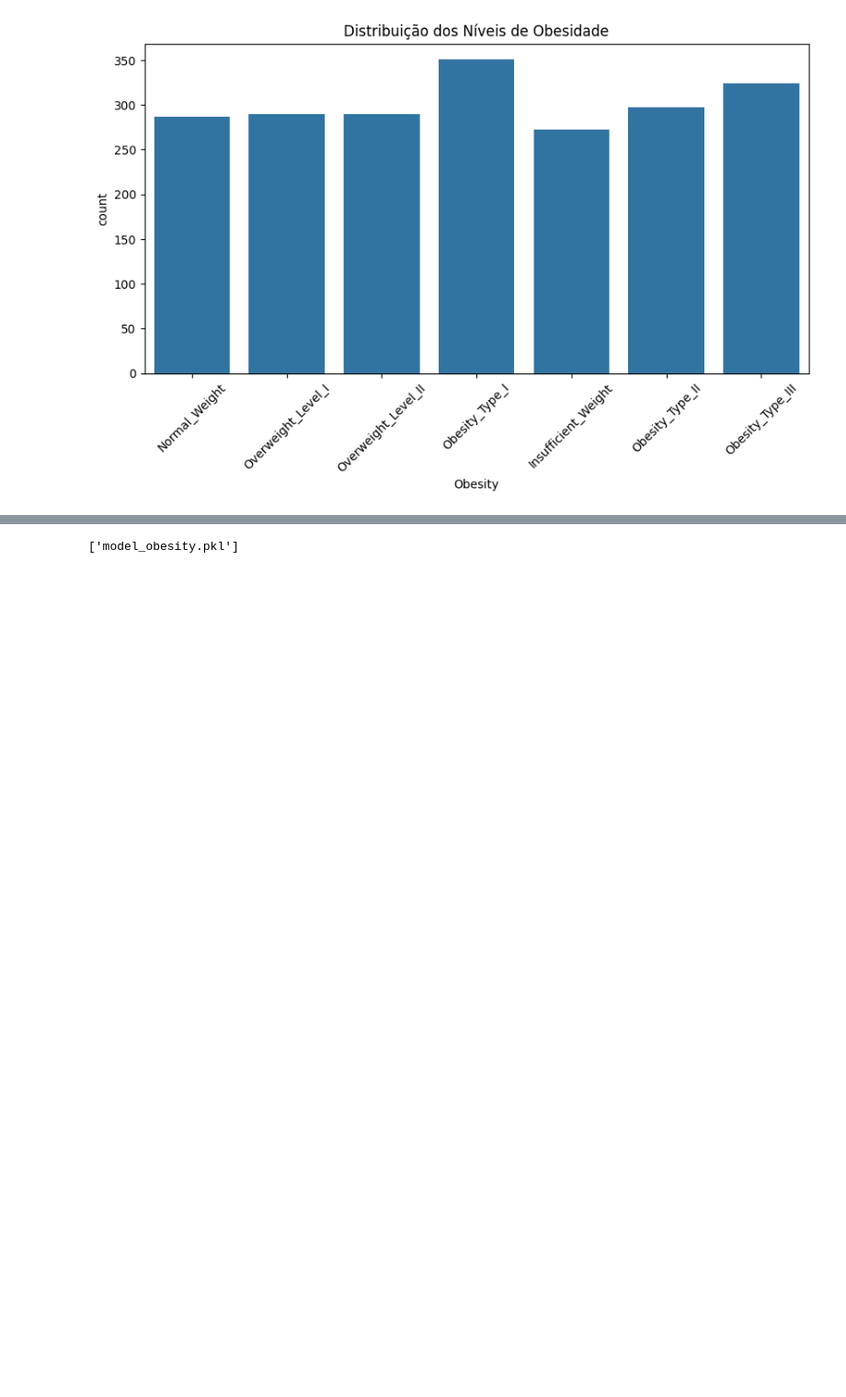
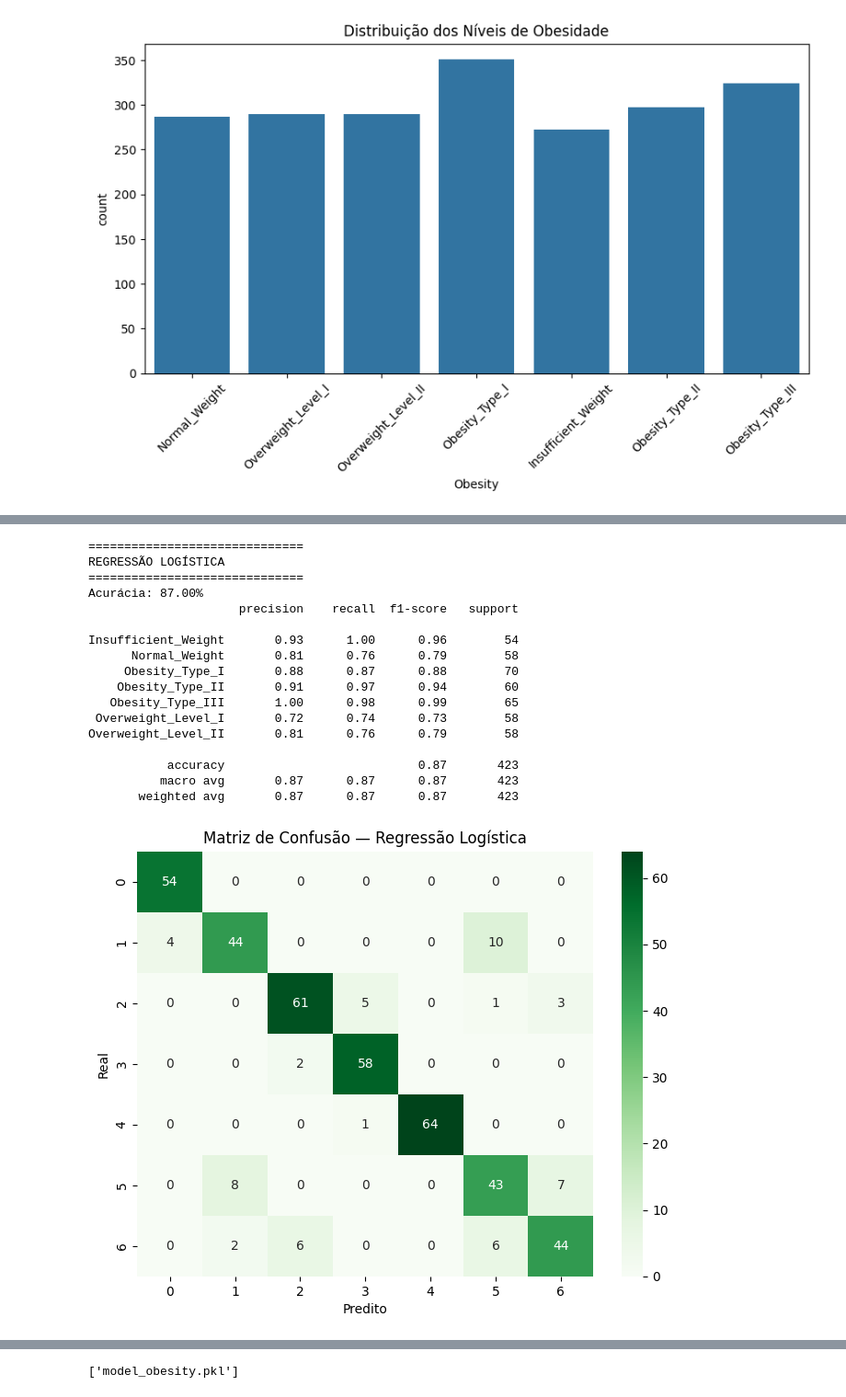
Before and after one commit to hwperes/fiap-dataviz-tech4-grupo113, a Jupyter notebook: notebooks/tech_challenge_codigo_fase4_grupo113.ipynb, the cells around one changed output, grey strips where cells are left out. Shown at 92% size. Drawn from its saved outputs; the diff is of its cells as text; code cells hidden in the pictures; blank space fills up the shorter version.

```diff
--- a/notebooks/tech_challenge_codigo_fase4_grupo113.ipynb
+++ b/notebooks/tech_challenge_codigo_fase4_grupo113.ipynb
@@ -168,3 +197,62 @@ plt.show()
+# %%
+# =====================================================
+# MÉTRICAS REGRESSÃO LOGÍSTICA
+# =====================================================
+print("\n==============================")
+print("REGRESSÃO LOGÍSTICA")
+print("==============================")
+print(f"Acurácia: {accuracy_score(y_test, y_pred_log):.2%}")
+print(classification_report(y_test, y_pred_log))
+
+cm_log = confusion_matrix(y_test, y_pred_log)
+plt.figure(figsize=(8,6))
+sns.heatmap(cm_log, annot=True, fmt="d", cmap="Greens")
+plt.title("Matriz de Confusão — Regressão Logística")
+plt.xlabel("Predito")
+plt.ylabel("Real")
+plt.show()
+
+# =====================================================
+# COMPARAÇÃO FINAL
+# =====================================================
+comparacao = pd.DataFrame({
+    "Modelo": ["Random Forest", "Regressão Logística"],
+    "Acurácia": [
+        accuracy_score(y_test, y_pred_rf),
+        accuracy_score(y_test, y_pred_log)
+    ],
+    "Precisão": [
+        precision_score(y_test, y_pred_rf, average="weighted"),
+        precision_score(y_test, y_pred_log, average="weighted")
+    ],
+    "Recall": [
+        recall_score(y_test, y_pred_rf, average="weighted"),
+        recall_score(y_test, y_pred_log, average="weighted")
+    ],
+    "F1-Score": [
+        f1_score(y_test, y_pred_rf, average="weighted"),
+        f1_score(y_test, y_pred_log, average="weighted")
+    ]
+})
+# %% [output]
+==============================
+REGRESSÃO LOGÍSTICA
+==============================
+Acurácia: 87.00%
+                     precision    recall  f1-score   support
+
+Insufficient_Weight       0.93      1.00      0.96        54
+      Normal_Weight       0.81      0.76      0.79        58
+     Obesity_Type_I       0.88      0.87      0.88        70
+    Obesity_Type_II       0.91      0.97      0.94        60
+   Obesity_Type_III       1.00      0.98      0.99        65
+ Overweight_Level_I       0.72      0.74      0.73        58
+Overweight_Level_II       0.81      0.76      0.79        58
+
+           accuracy                           0.87       423
+          macro avg       0.87      0.87      0.87       423
+       weighted avg       0.87      0.87      0.87       423
+[figure, added]
 # %%
 feature_names = (
     pipeline.named_steps["preprocessing"]
```
Also changed, not shown: parts of 14 cells of this notebook.
